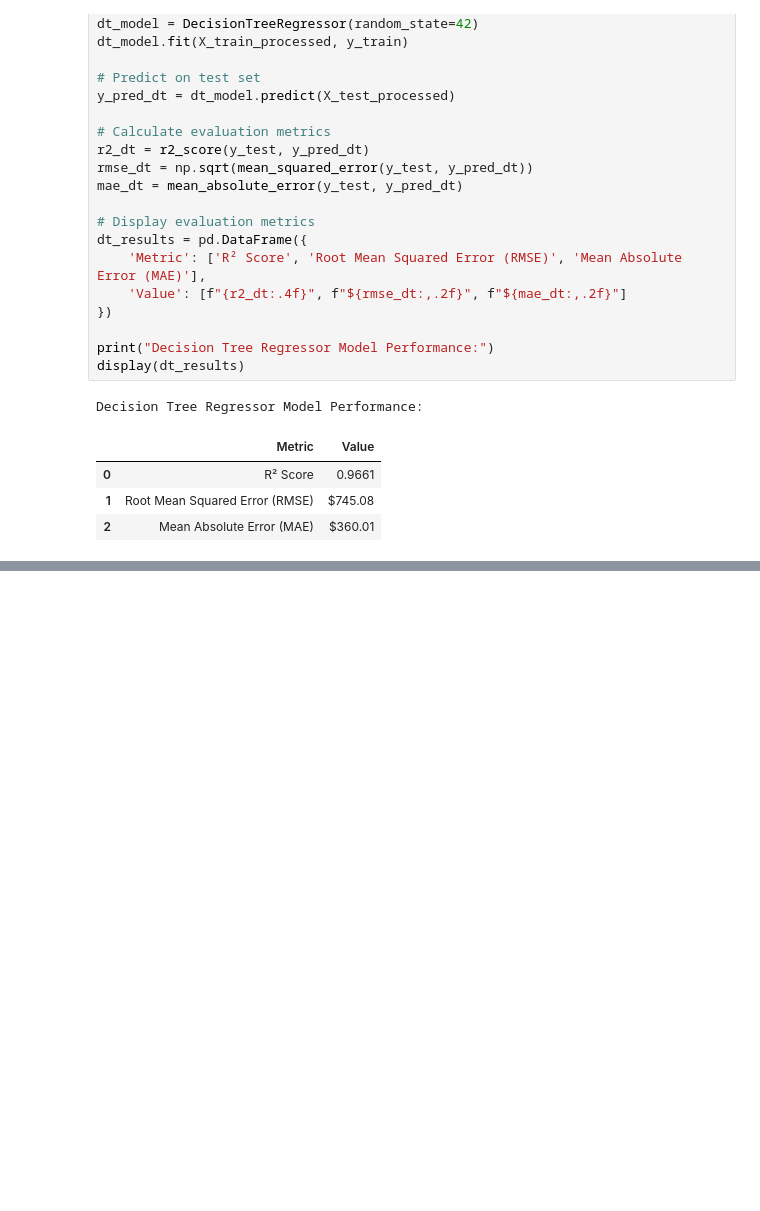
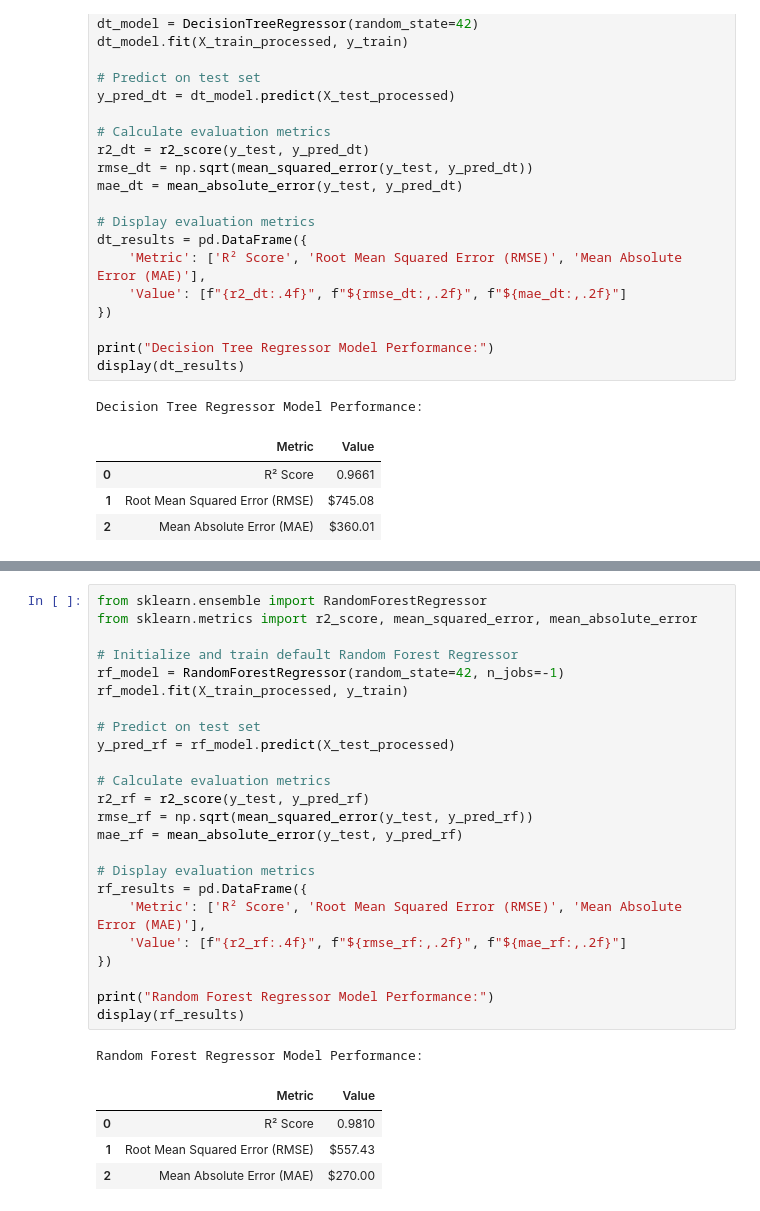
Before and after one commit to anish435/ML_capstone_project, a Jupyter notebook: notebooks/regression.ipynb, the cells around one changed output, grey strips where cells are left out. Drawn from its saved outputs; the diff is of its cells as text; blank space fills up the shorter version.

Commit message:
Regression: Implement Random Forest Regressor

```diff
--- a/notebooks/regression.ipynb
+++ b/notebooks/regression.ipynb
@@ -971,0 +976,30 @@ Decision Tree Regressor Model Performance:
+# %%
+from sklearn.ensemble import RandomForestRegressor
+from sklearn.metrics import r2_score, mean_squared_error, mean_absolute_error
+
+# Initialize and train default Random Forest Regressor
+rf_model = RandomForestRegressor(random_state=42, n_jobs=-1)
+rf_model.fit(X_train_processed, y_train)
+
+# Predict on test set
+y_pred_rf = rf_model.predict(X_test_processed)
+
+# Calculate evaluation metrics
+r2_rf = r2_score(y_test, y_pred_rf)
+rmse_rf = np.sqrt(mean_squared_error(y_test, y_pred_rf))
+mae_rf = mean_absolute_error(y_test, y_pred_rf)
+
+# Display evaluation metrics
+rf_results = pd.DataFrame({
+    'Metric': ['R² Score', 'Root Mean Squared Error (RMSE)', 'Mean Absolute Error (MAE)'],
+    'Value': [f"{r2_rf:.4f}", f"${rmse_rf:,.2f}", f"${mae_rf:,.2f}"]
+})
+
+print("Random Forest Regressor Model Performance:")
+display(rf_results)
+# %% [output]
+Random Forest Regressor Model Performance:
+|  | Metric | Value |
+| 0 | R² Score | 0.9810 |
+| 1 | Root Mean Squared Error (RMSE) | $557.43 |
+| 2 | Mean Absolute Error (MAE) | $270.00 |
```
Also changed, not shown: parts of 2 cells of this notebook, 1 other file.
